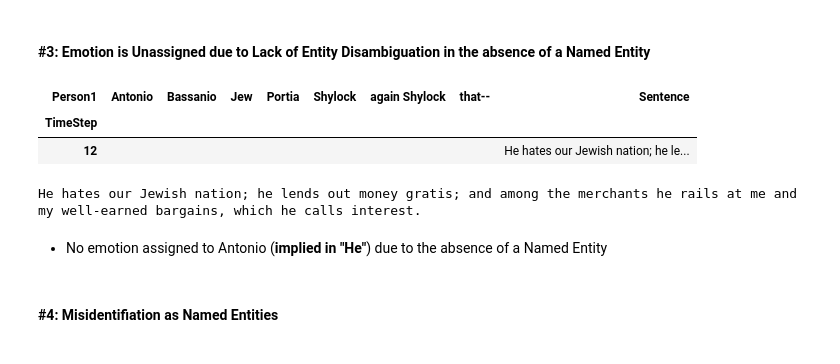
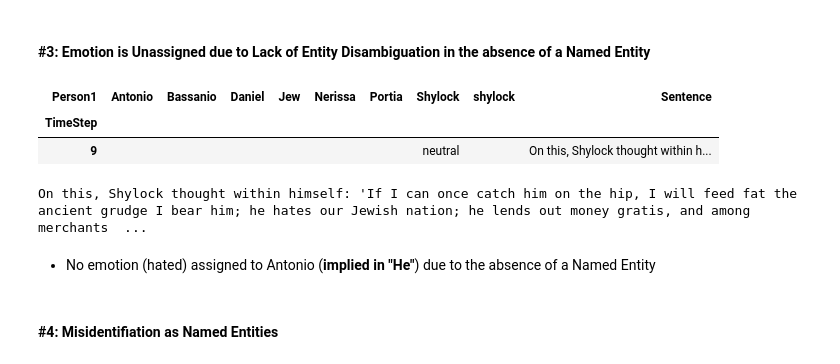
Before and after one commit to shihab1h/emotion_detection_text_based, a Jupyter notebook: Notebooks/01 Baseline Model/notebook_01_baseline.ipynb, the cells around one changed output. Cells and saved outputs as stored; diff of their text form; code cells hidden in the pictures.

```diff
--- a/Notebooks/01 Baseline Model/notebook_01_baseline.ipynb
+++ b/Notebooks/01 Baseline Model/notebook_01_baseline.ipynb
@@ -181,17 +184,17 @@ print(dfp["Sentence"][4])
 # %% [markdown]
 #### **#3:** Emotion is Unassigned due to Lack of Entity Disambiguation in the absence of a Named Entity
 # %%
-dfp[dfp.index==12]
+dfp[dfp.index==9]
 # %% [output]
-| Person1 | Antonio | Bassanio | Jew | Portia | Shylock | again Shylock | that-- | Sentence |
-| TimeStep |  |  |  |  |  |  |  |  |
-| 12 |  |  |  |  |  |  |  | He hates our Jewish nation; he le... |
+| Person1 | Antonio | Bassanio | Daniel | Jew | Nerissa | Portia | Shylock | shylock | Sentence |
+| TimeStep |  |  |  |  |  |  |  |  |  |
+| 9 |  |  |  |  |  |  | neutral |  | On this, Shylock thought within h... |
 # %%
-print(dfp["Sentence"][12])
+print(dfp["Sentence"][9])
 # %% [output]
-He hates our Jewish nation; he lends out money gratis; and among the merchants he rails at me and my well-earned bargains, which he calls interest.
+On this, Shylock thought within himself: 'If I can once catch him on the hip, I will feed fat the ancient grudge I bear him; he hates our Jewish nation; he lends out money gratis, and among merchants  ...
 # %% [markdown]
-* No emotion assigned to Antonio (**implied in "He"**) due to the absence of a Named Entity
+* No emotion (hated) assigned to Antonio (**implied in "He"**) due to the absence of a Named Entity
 # %% [markdown]
 #### **#4:** Misidentifiation as Named Entities
 # %%
```
Also changed, not shown: parts of 11 cells of this notebook, 3 other files.
